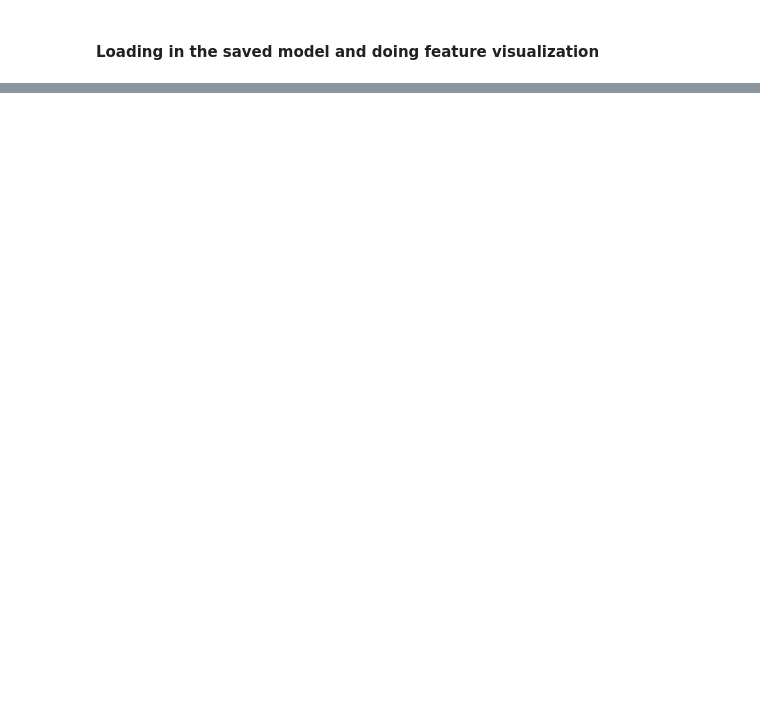
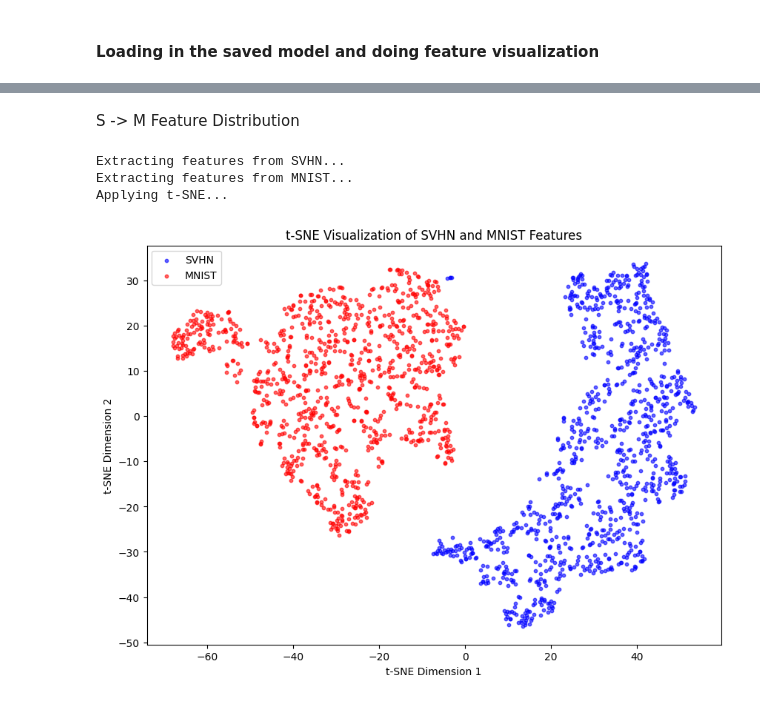
Before and after one commit to Jawamegamind/ATML-PA5-Domain-Adaptation-Generalization, a Jupyter notebook: task_1.ipynb, the cells around one changed output, grey strips where cells are left out. Drawn from its saved outputs; the diff is of its cells as text; code cells hidden in the pictures; blank space fills up the shorter version.

```diff
--- a/task_1.ipynb
+++ b/task_1.ipynb
@@ -443,0 +593,12 @@ Applying t-SNE...
+# %%
+model_U_to_M = load_resnet_model(num_classes)
+
+# Define the loss function and the optimizer
+criterion = nn.CrossEntropyLoss()
+optimizer = optim.Adam(model_U_to_M.parameters(), lr=0.001)
+
+# Train the model
+train_model(model_U_to_M, usps_train_subset_loader, optimizer, criterion, 5)
+
+# Evaluating on the USPS data
+evaluate_model(model_U_to_M, mnist_test_subset_loader)
@@ -443,0 +624,12 @@ Applying t-SNE...
+# %%
+model_S_to_M = load_resnet_model(num_classes)
+
+# Define the loss function and the optimizer
+criterion = nn.CrossEntropyLoss()
+optimizer = optim.Adam(model_S_to_M.parameters(), lr=0.001)
+
+# Train the model
+train_model(model_S_to_M, svhn_train_subset_loader, optimizer, criterion, 5)
+
+# Evaluating on the USPS data
+evaluate_model(model_S_to_M, mnist_test_subset_loader)
@@ -443,0 +644,9 @@ Applying t-SNE...
+# %% [markdown]
+S -> M Feature Distribution
+# %%
+visualize_features_with_tsne(model_U_to_M, svhn_train_subset_loader, mnist_train_subset_loader, source_label="SVHN", target_label="MNIST")
+# %% [output]
+Extracting features from SVHN...
+Extracting features from MNIST...
+Applying t-SNE...
+[figure, added]
```
Also changed, not shown: parts of 19 cells of this notebook, 1 other file.
